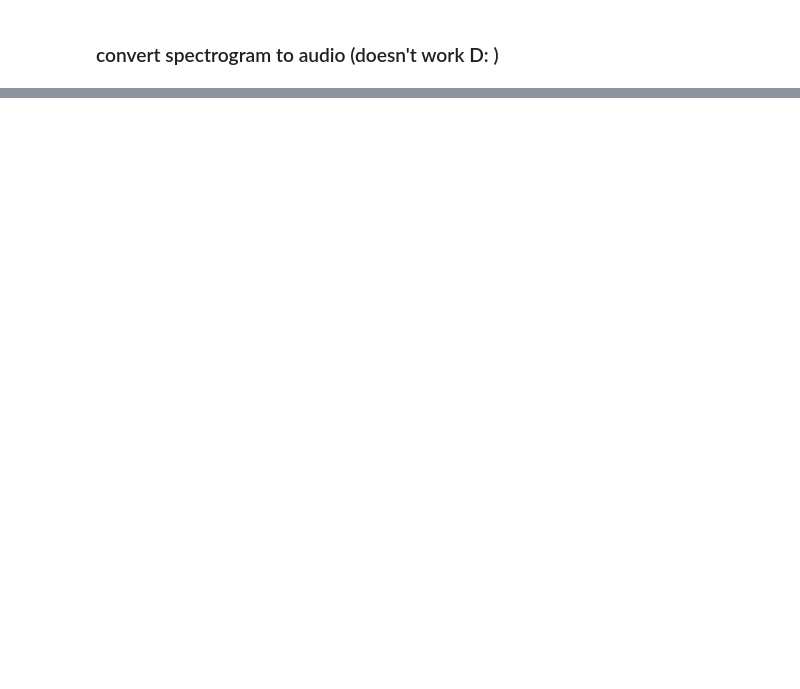
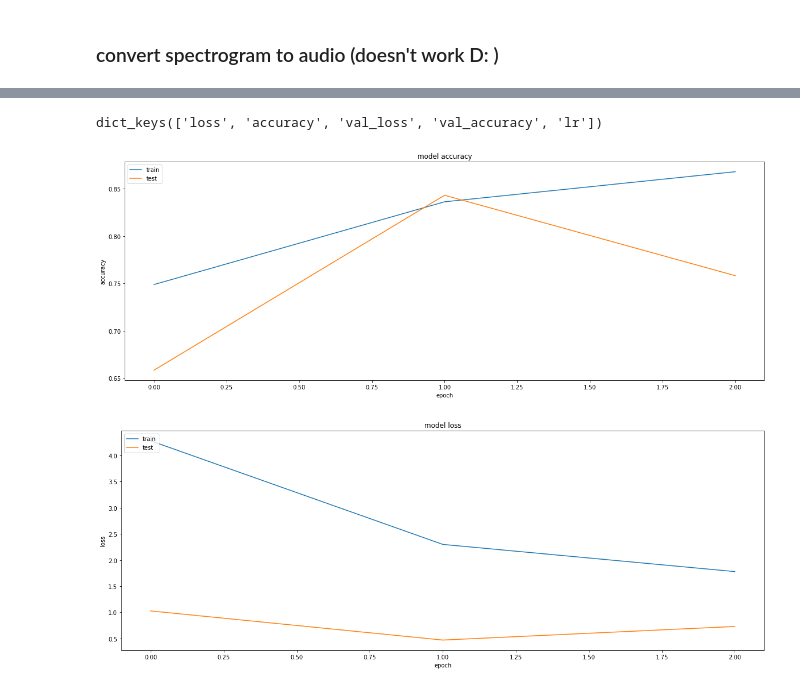
Before and after one commit to kpmrozowski/wut-mini-deep-learning, a Jupyter notebook: speech-recognition/train_unknowns.ipynb, the cells around one changed output, grey strips where cells are left out. Drawn from its saved outputs; the diff is of its cells as text; code cells hidden in the pictures; blank space fills up the shorter version.

```diff
--- a/speech-recognition/train_unknowns.ipynb
+++ b/speech-recognition/train_unknowns.ipynb
@@ -489,0 +522,14 @@ down != stop (122, 85, 1) 1019 (5082,)
+# %%
+# Copy the weights for all but last layer.
+for i in range(len(sr.m.layers) - 1):
+    sr2.m.layers[i].set_weights(sr.m.layers[i].get_weights())
+# %%
+history = sr2.m.fit(X_train,
+                   to_categorical(Y_train),
+                   batch_size = batch_size,
+                   #epochs = 1000,
+                   epochs = 3,
+                   verbose = 1, shuffle = True,
+                   class_weight = class_weights,
+                   validation_data = (X_val, to_categorical(Y_val)),
+                   callbacks = [checkpointer, tensorboard, sheluder]) # add more callbacks if you want
@@ -489,0 +546,25 @@ down != stop (122, 85, 1) 1019 (5082,)
+# %%
+#%% visualize training
+print(history.history.keys())
+# summarize history for accuracy
+plt.plot(history.history['accuracy'])
+plt.plot(history.history['val_accuracy'])
+plt.title('model accuracy')
+plt.ylabel('accuracy')
+plt.xlabel('epoch')
+plt.legend(['train', 'test'], loc='upper left')
+plt.savefig('graphs/{}_{}_acc.png'.format(arch, date),bbox_inches='tight')
+plt.show()
+# summarize history for loss
+plt.plot(history.history['loss'])
+plt.plot(history.history['val_loss'])
+plt.title('model loss')
+plt.ylabel('loss')
+plt.xlabel('epoch')
+plt.legend(['train', 'test'], loc='upper left')
+plt.savefig('graphs/{}_{}_loss.png'.format(arch, date), bbox_inches='tight')
+plt.show()
+# %% [output]
+dict_keys(['loss', 'accuracy', 'val_loss', 'val_accuracy', 'lr'])
+[figure, added]
+[figure, added]
```
Also changed, not shown: parts of 34 cells of this notebook.
